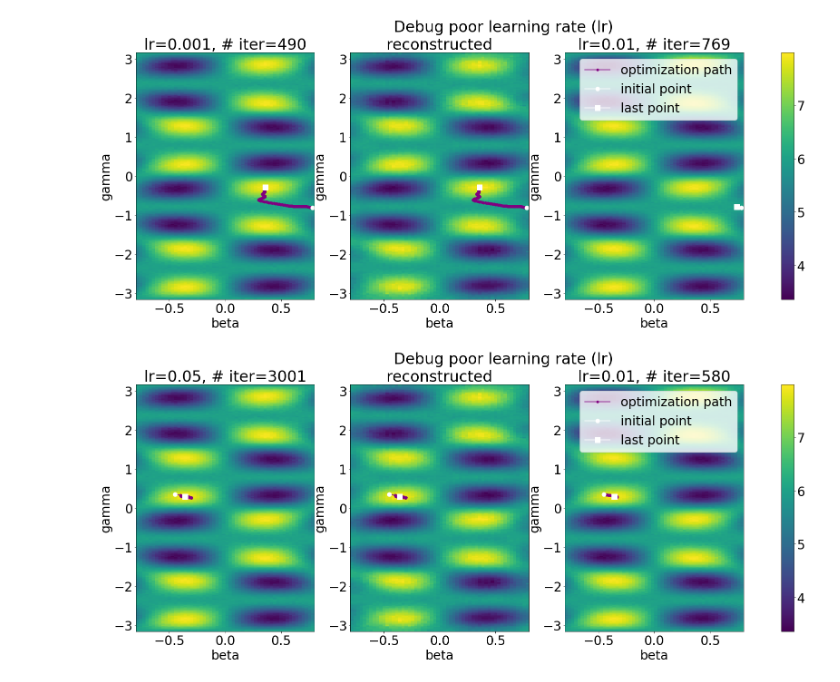
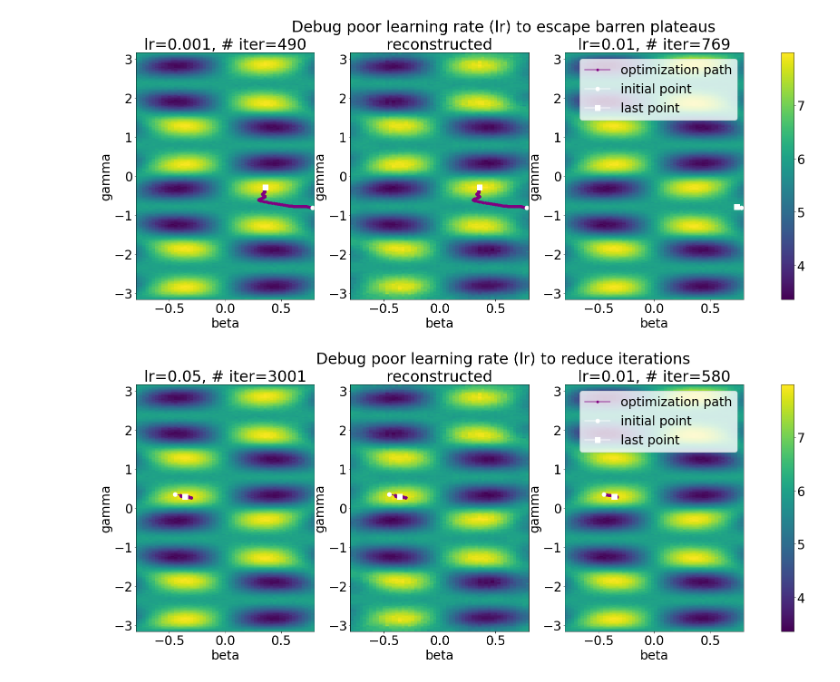
Before and after one commit to kunliu7/oscar, a Jupyter notebook: vis_figures_in_paper.ipynb, the cells around one changed output. Saved outputs shown, nothing was run; the diff lists cells and outputs as text; code cells hidden in the pictures.

```diff
--- a/vis_figures_in_paper.ipynb
+++ b/vis_figures_in_paper.ipynb
@@ -168,7 +168,7 @@ def _vis_landscapes(
     # plt.figure
     plt.rc('font', size=28)
     if len(landscapes) == 2:
-        fig, axs = plt.subplots(nrows=1, ncols=2, figsize=(30, 22))
+        fig, axs = plt.subplots(nrows=1, ncols=2, figsize=(30, 10))
     elif len(landscapes) == 3:
         fig, axs = plt.subplots(nrows=1, ncols=3, figsize=(30, 10))
     elif len(landscapes) == 4:
@@ -217,35 +217,35 @@ def vis_case1():
     data = np.load(f"{data_dir}/data.npz", allow_pickle=True)
     origin = data['origin'].tolist()
     full_range = data['full_range'].tolist()
 
     # derive reconstructed landscape
     recon_path = f"{data_dir}/2D_CS_recon.npz"
     recon = np.load(recon_path, allow_pickle=True)['recon'].tolist()
 
     # derive optimization paths
     opt_data1 = np.load(
         "figs/cnt_opt_miti/2022-08-10_10:14:03/G40_nQ8_p1/use_cases/2022-10-08_14:32:14/use_case_data.npz",
         allow_pickle=True)
 
     opt_data2 = np.load(
         "figs/cnt_opt_miti/2022-08-10_10:14:03/G40_nQ8_p1/use_cases/2022-10-08_14:31:06/use_case_data.npz",
         allow_pickle=True
     )
 
     params_paths = [opt_data2['params_path'].tolist(), opt_data2['params_path'].tolist(), opt_data1['params_path']]
 
     _vis_landscapes(
         landscapes=[origin['unmitis'], recon['unmitis'], origin['unmitis']],
         labels=["lr=0.001, # iter=490", "reconstructed", "lr=0.01, # iter=769"],
         full_range=full_range,
         true_optima=None,
-        title="Debug poor learning rate (lr)",
+        title="Debug poor learning rate (lr) to escape barren plateaus",
         save_path="paper_figs/case1.png",
         params_paths=params_paths
     )
 vis_case1()
 # %% [output]
-[figure, old version]
+[figure, new version]
 # %%
 def vis_case2():
 
@@ -276,10 +276,10 @@ def vis_case2():
         labels=["lr=0.05, # iter=3001", "reconstructed", "lr=0.01, # iter=580"],
         full_range=full_range,
         true_optima=None,
-        title="Debug poor learning rate (lr)",
+        title="Debug poor learning rate (lr) to reduce iterations",
         save_path="paper_figs/case2.png",
         params_paths=params_paths
     )
 vis_case2()
 # %% [output]
-[figure, old version]
+[figure, new version]
```
Also changed, not shown: parts of 4 cells of this notebook.
